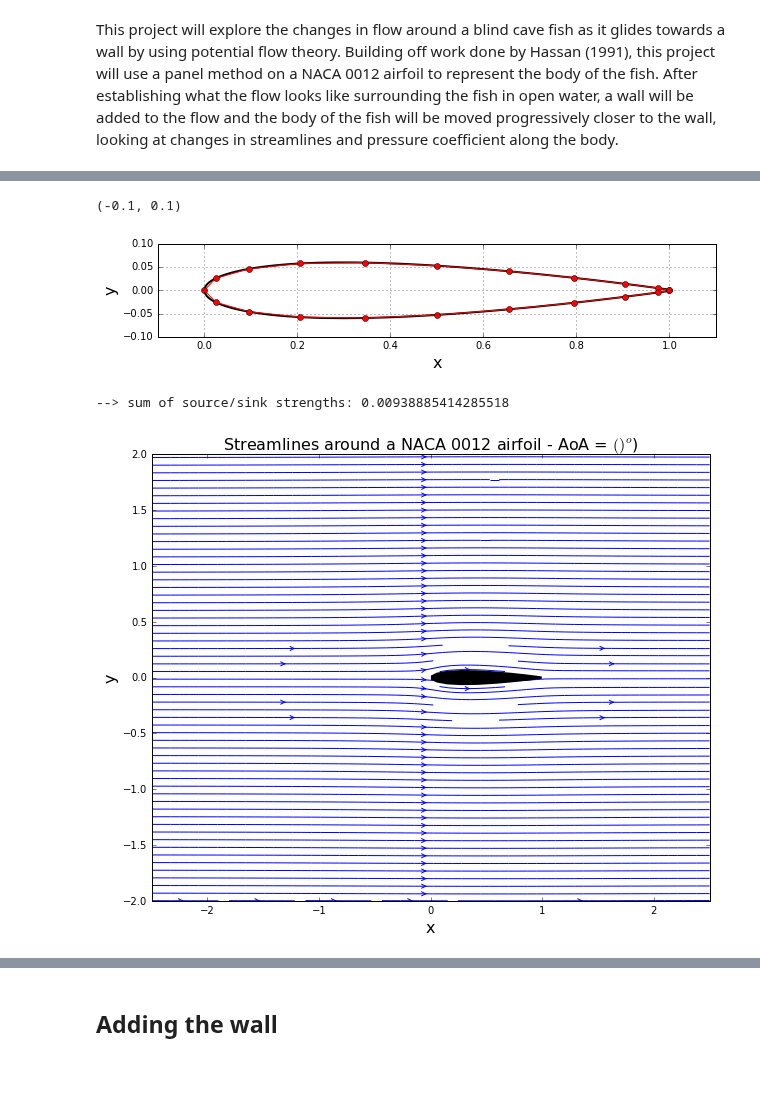
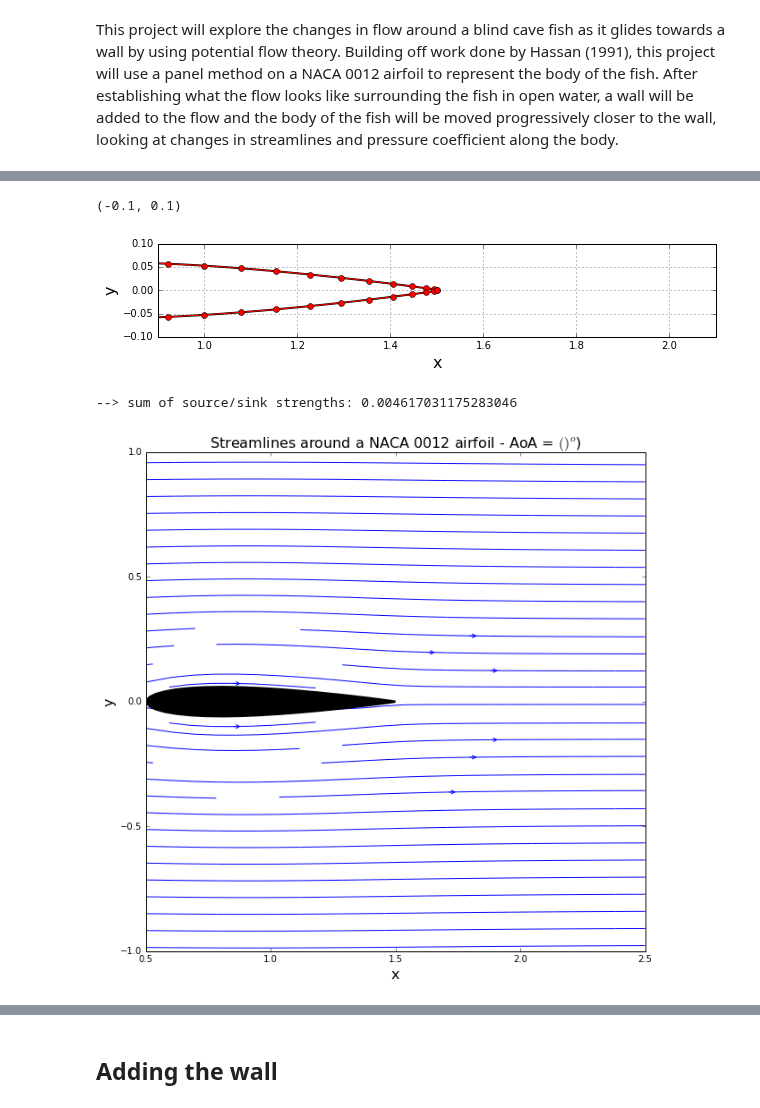
Before and after one commit to barbagroup/AeroPython-studentprojects2017, a Jupyter notebook: alexabaumer/Baumer_project.ipynb, the cells around one changed output, grey strips where cells are left out. Cells and saved outputs as stored; diff of their text form; code cells hidden in the pictures; blank space fills up the shorter version.

Commit message:
figured out how to offset the fish's distance from wall, used superposition to combine free stream, wall, and flow around fish

```diff
--- a/alexabaumer/Baumer_project.ipynb
+++ b/alexabaumer/Baumer_project.ipynb
@@ -34,17 +34,11 @@ naca_filepath = os.path.join('naca0012.dat')
 with open (naca_filepath, 'r') as file_name:
     x, y = numpy.loadtxt(file_name, dtype=float, delimiter='\t', unpack=True)
 
-#x_airfoil = (-1.0*x)-1.0
-#y_airfoil = (-1.0*y)
+x = x + 0.5
+y_airfoil = (-1.0*y)
 
-size=4
-
-pyplot.plot(x_airfoil,y_airfoil)
-pyplot.ylim(-1.1, 1.1)
-pyplot.xlim(-3.0, 0.0)
-pyplot.grid(True)
-
-pyplot.title('NACA0012 Airfoil')
-pyplot.xlabel('x')
-pyplot.ylabel('y')
+print(x.shape)
+print(x_airfoil.shape)
+print(y.size)
+print(y_airfoil.size)
 # %% [output]
@@ -142,7 +138,7 @@ def define_panels(x, y, N=40):
 
     return panels
 # %%
-N = 20
+N = 40
 panels = define_panels(x, y, N)
 
 width=10
@@ -155,11 +151,11 @@ pyplot.plot(numpy.append([panel.xa for panel in panels], panels[0].xa),
            numpy.append([panel.ya for panel in panels], panels[0].ya),
            linestyle='-', linewidth=1, marker='o', markersize=6, color='r')
 pyplot.axis('scaled', adjustable='box')
-pyplot.xlim(-0.1, 1.1)
+pyplot.xlim(0.9, 2.1)
 pyplot.ylim(-0.1, 0.1)
 # %% [output]
 (-0.1, 0.1)
-[figure, old version]
+[figure, new version]
 # %%
 #What does the fish look like in freestream? We will adapt our code from Lesson 10 to find out!
 class Freestream:
@@ -265,7 +261,7 @@ get_pressure_coefficient(panels, freestream)
 accuracy = sum([panel.sigma*panel.length for panel in panels])
 print('--> sum of source/sink strengths: {}'.format(accuracy))
 # %% [output]
---> sum of source/sink strengths: 0.00938885414285518
+--> sum of source/sink strengths: 0.004617031175283046
 # %%
 def get_velocity_field(panels, freestream, X, Y):
     """Computes the velocity field on a given 2D mesh
@@ -294,20 +290,20 @@ uF, vF = get_velocity_field(panels, freestream, X, Y)
 # %%
 #plot velocity field
 width = 10
 pyplot.figure(figsize=(width, width))
 pyplot.xlabel('x', fontsize=16)
 pyplot.ylabel('y', fontsize=16)
 pyplot.streamplot(X,Y,uF,vF,
                  density=2.0, linewidth=1, arrowsize=1, arrowstyle='->')
 pyplot.fill([panel.xc for panel in panels],
            [panel.yc for panel in panels],
            color='k', linestyle='solid', linewidth=2, zorder=2)
 pyplot.axis('scaled', adjustable='box')
-pyplot.xlim(x_start, x_end)
-pyplot.ylim(y_start, y_end)
+pyplot.xlim(0.5, 2.5)
+pyplot.ylim(-1.0, 1.0)
 pyplot.title('Streamlines around a NACA 0012 airfoil - AoA = $()^o$)'.format(alpha), fontsize=16);
 # %% [output]
-[figure, old version]
+[figure, new version]
 # %%
 # compute the pressure field
 cp = 1.0 - (uF**2+vF**2)/freestream.u_inf**2
```
Also changed, not shown: parts of 9 cells of this notebook.
